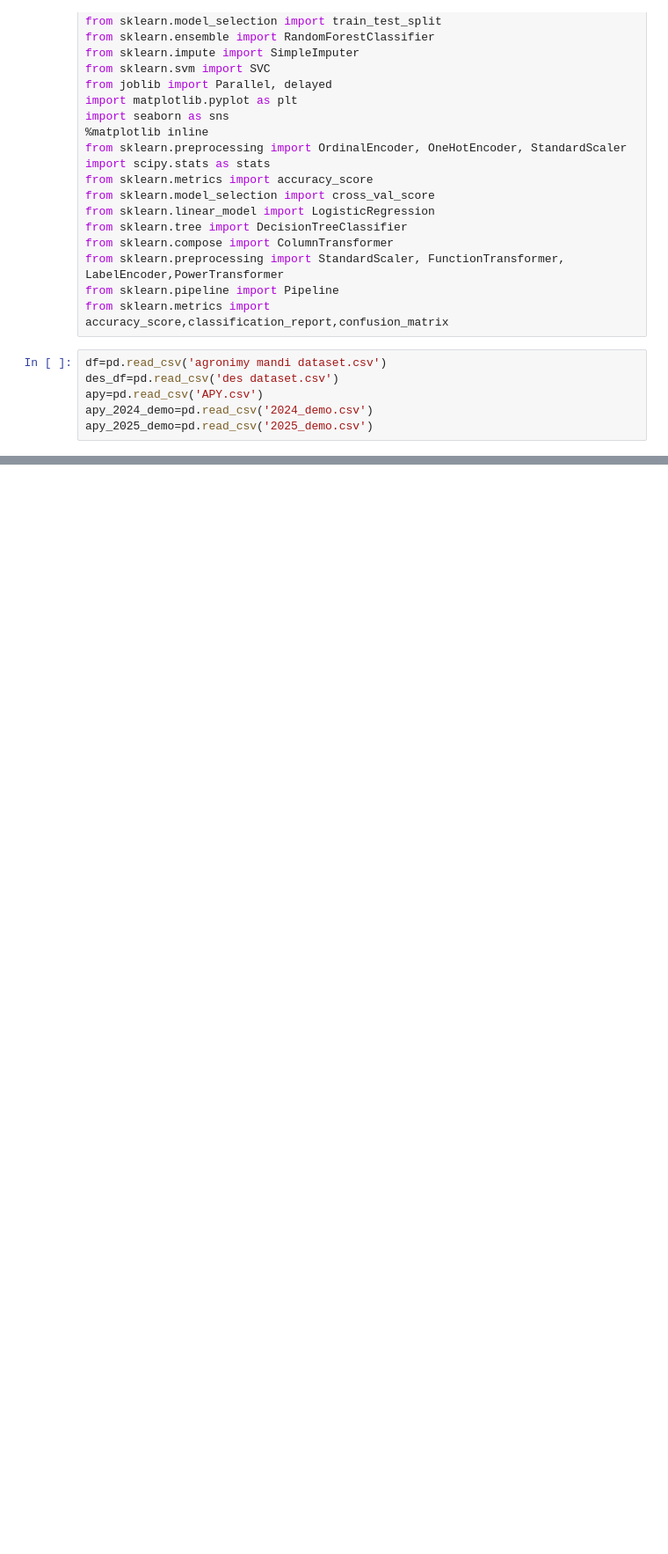
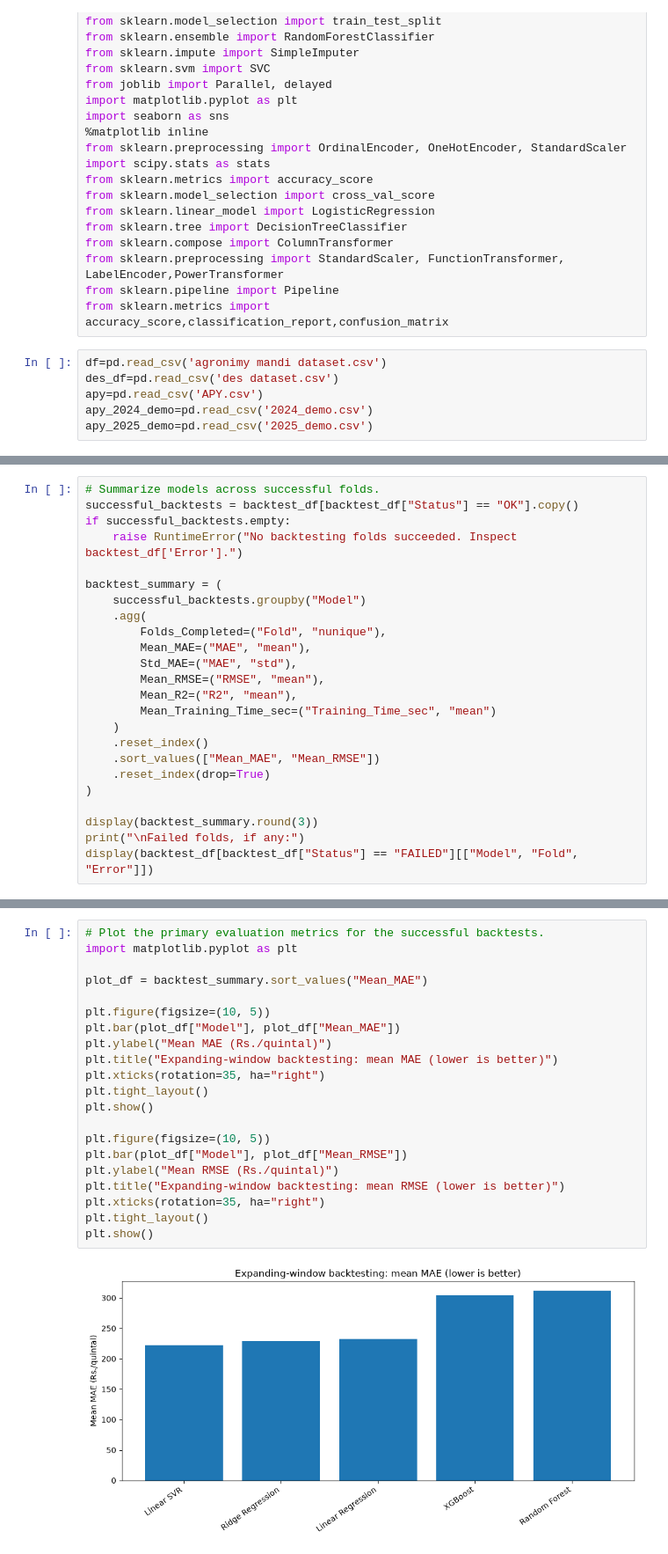
Before and after one commit to RAJANDESHWAL/Crop-prediction, a Jupyter notebook: final2.ipynb, the cells around one changed output, grey strips where cells are left out. Shown at 88% size. Drawn from its saved outputs; the diff is of its cells as text; blank space fills up the shorter version.

```diff
--- a/final2.ipynb
+++ b/final2.ipynb
@@ -182,0 +1786,24 @@ print(apy_25.columns.tolist())
+# %%
+# Summarize models across successful folds.
+successful_backtests = backtest_df[backtest_df["Status"] == "OK"].copy()
+if successful_backtests.empty:
+    raise RuntimeError("No backtesting folds succeeded. Inspect backtest_df['Error'].")
+
+backtest_summary = (
+    successful_backtests.groupby("Model")
+    .agg(
+        Folds_Completed=("Fold", "nunique"),
+        Mean_MAE=("MAE", "mean"),
+        Std_MAE=("MAE", "std"),
+        Mean_RMSE=("RMSE", "mean"),
+        Mean_R2=("R2", "mean"),
+        Mean_Training_Time_sec=("Training_Time_sec", "mean")
+    )
+    .reset_index()
+    .sort_values(["Mean_MAE", "Mean_RMSE"])
+    .reset_index(drop=True)
+)
+
+display(backtest_summary.round(3))
+print("\nFailed folds, if any:")
+display(backtest_df[backtest_df["Status"] == "FAILED"][["Model", "Fold", "Error"]])
@@ -182,0 +1822,23 @@ print(apy_25.columns.tolist())
+# %%
+# Plot the primary evaluation metrics for the successful backtests.
+import matplotlib.pyplot as plt
+
+plot_df = backtest_summary.sort_values("Mean_MAE")
+
+plt.figure(figsize=(10, 5))
+plt.bar(plot_df["Model"], plot_df["Mean_MAE"])
+plt.ylabel("Mean MAE (Rs./quintal)")
+plt.title("Expanding-window backtesting: mean MAE (lower is better)")
+plt.xticks(rotation=35, ha="right")
+plt.tight_layout()
+plt.show()
+
+plt.figure(figsize=(10, 5))
+plt.bar(plot_df["Model"], plot_df["Mean_RMSE"])
+plt.ylabel("Mean RMSE (Rs./quintal)")
+plt.title("Expanding-window backtesting: mean RMSE (lower is better)")
+plt.xticks(rotation=35, ha="right")
+plt.tight_layout()
+plt.show()
+# %% [output]
+[figure, added]
```
Also changed, not shown: parts of 49 cells of this notebook, 10 other files.
